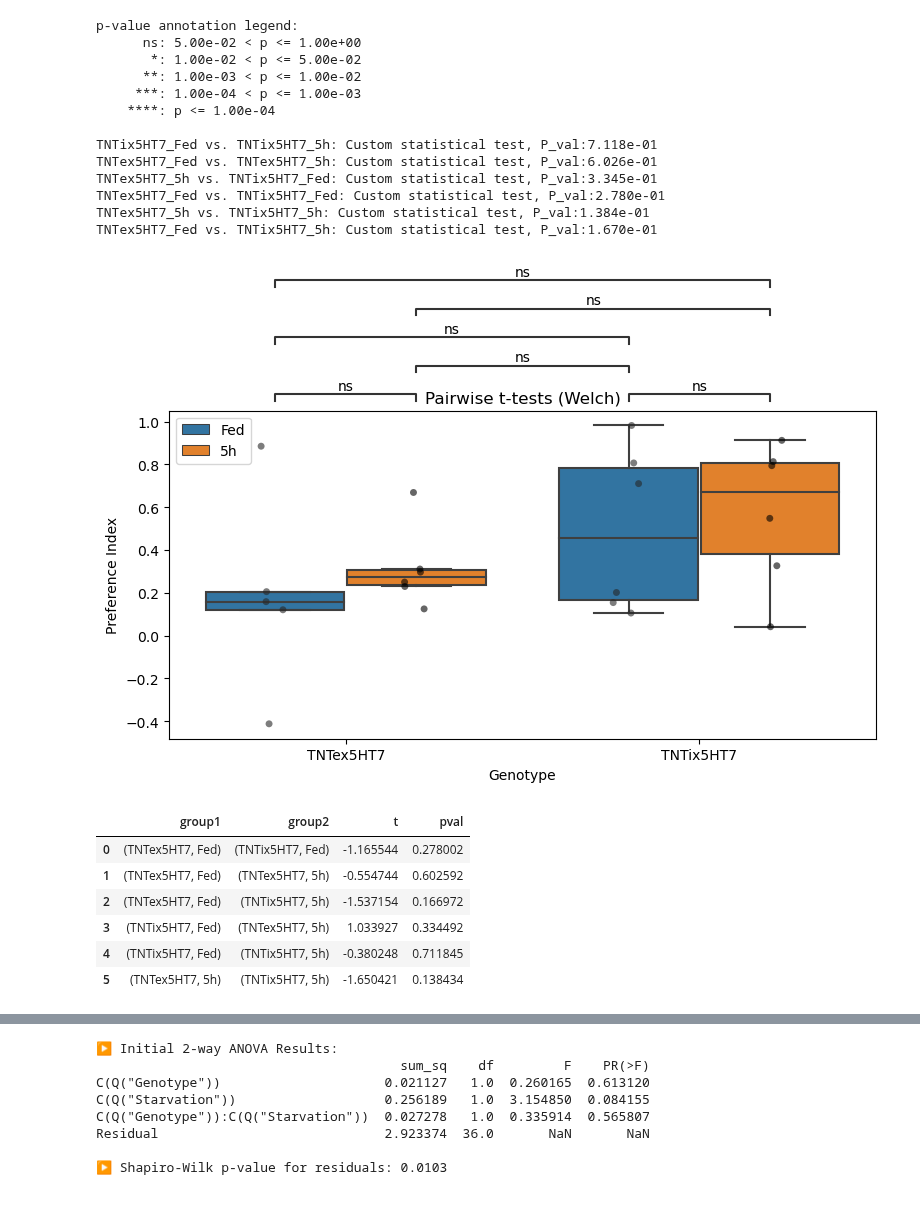
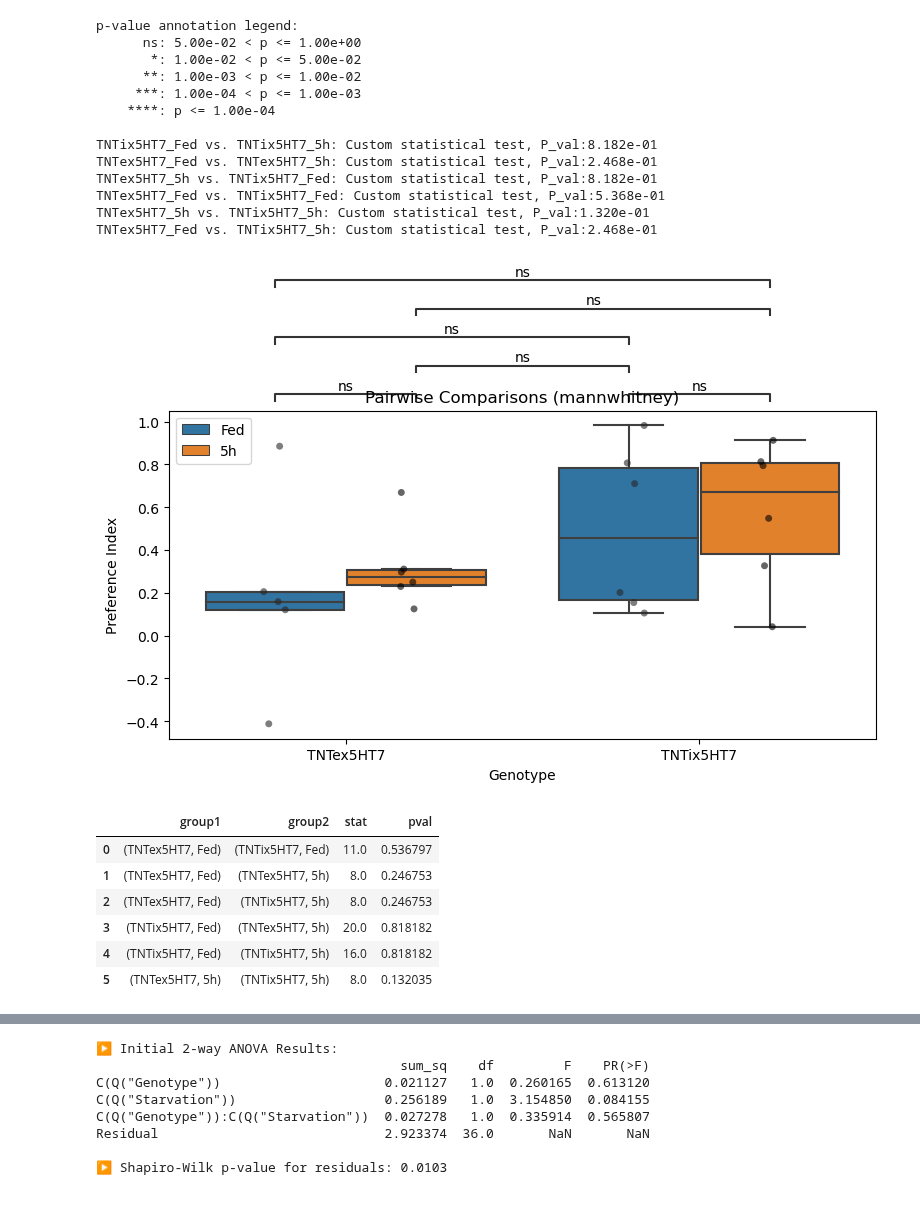
Before and after one commit to HariPNarayanan/larva-locater, a Jupyter notebook: Structured/analysis_bulk.ipynb, the cells around one changed output, grey strips where cells are left out. Drawn from its saved outputs; the diff is of its cells as text; code cells hidden in the pictures.

```diff
--- a/Structured/analysis_bulk.ipynb
+++ b/Structured/analysis_bulk.ipynb
@@ -260,28 +260,28 @@ framewise_stats.analyze_two_way_anova_permutation(frame_df, plot=True, plot_perm
     'd': 0.21953651826784298}}}}
 # %%
-framewise_stats.pairwise_ttests_plot(frame_df, trial_averages=True, test="mann-whitney")
+framewise_stats.pairwise_tests_plot(frame_df, trial_averages=True, test="mannwhitney")
 # %% [output]
 p-value annotation legend:
       ns: 5.00e-02 < p <= 1.00e+00
        *: 1.00e-02 < p <= 5.00e-02
       **: 1.00e-03 < p <= 1.00e-02
      ***: 1.00e-04 < p <= 1.00e-03
     ****: p <= 1.00e-04
 
-TNTix5HT7_Fed vs. TNTix5HT7_5h: Custom statistical test, P_val:7.118e-01
-TNTex5HT7_Fed vs. TNTex5HT7_5h: Custom statistical test, P_val:6.026e-01
-TNTex5HT7_5h vs. TNTix5HT7_Fed: Custom statistical test, P_val:3.345e-01
-TNTex5HT7_Fed vs. TNTix5HT7_Fed: Custom statistical test, P_val:2.780e-01
-TNTex5HT7_5h vs. TNTix5HT7_5h: Custom statistical test, P_val:1.384e-01
-TNTex5HT7_Fed vs. TNTix5HT7_5h: Custom statistical test, P_val:1.670e-01
+TNTix5HT7_Fed vs. TNTix5HT7_5h: Custom statistical test, P_val:8.182e-01
+TNTex5HT7_Fed vs. TNTex5HT7_5h: Custom statistical test, P_val:2.468e-01
+TNTex5HT7_5h vs. TNTix5HT7_Fed: Custom statistical test, P_val:8.182e-01
+TNTex5HT7_Fed vs. TNTix5HT7_Fed: Custom statistical test, P_val:5.368e-01
+TNTex5HT7_5h vs. TNTix5HT7_5h: Custom statistical test, P_val:1.320e-01
+TNTex5HT7_Fed vs. TNTix5HT7_5h: Custom statistical test, P_val:2.468e-01
-[figure, old version]
+[figure, new version]
-|  | group1 | group2 | t | pval |
-| 0 | (TNTex5HT7, Fed) | (TNTix5HT7, Fed) | -1.165544 | 0.278002 |
-| 1 | (TNTex5HT7, Fed) | (TNTex5HT7, 5h) | -0.554744 | 0.602592 |
-| 2 | (TNTex5HT7, Fed) | (TNTix5HT7, 5h) | -1.537154 | 0.166972 |
-| 3 | (TNTix5HT7, Fed) | (TNTex5HT7, 5h) | 1.033927 | 0.334492 |
-| 4 | (TNTix5HT7, Fed) | (TNTix5HT7, 5h) | -0.380248 | 0.711845 |
-| 5 | (TNTex5HT7, 5h) | (TNTix5HT7, 5h) | -1.650421 | 0.138434 |
+|  | group1 | group2 | stat | pval |
+| 0 | (TNTex5HT7, Fed) | (TNTix5HT7, Fed) | 11.0 | 0.536797 |
+| 1 | (TNTex5HT7, Fed) | (TNTex5HT7, 5h) | 8.0 | 0.246753 |
+| 2 | (TNTex5HT7, Fed) | (TNTix5HT7, 5h) | 8.0 | 0.246753 |
+| 3 | (TNTix5HT7, Fed) | (TNTex5HT7, 5h) | 20.0 | 0.818182 |
+| 4 | (TNTix5HT7, Fed) | (TNTix5HT7, 5h) | 16.0 | 0.818182 |
+| 5 | (TNTex5HT7, 5h) | (TNTix5HT7, 5h) | 8.0 | 0.132035 |
 # %%
 # #Replace the RHS with whichever dataframe you would like to plot.
 
```
Also changed, not shown: parts of 5 cells of this notebook, 1 other file.
